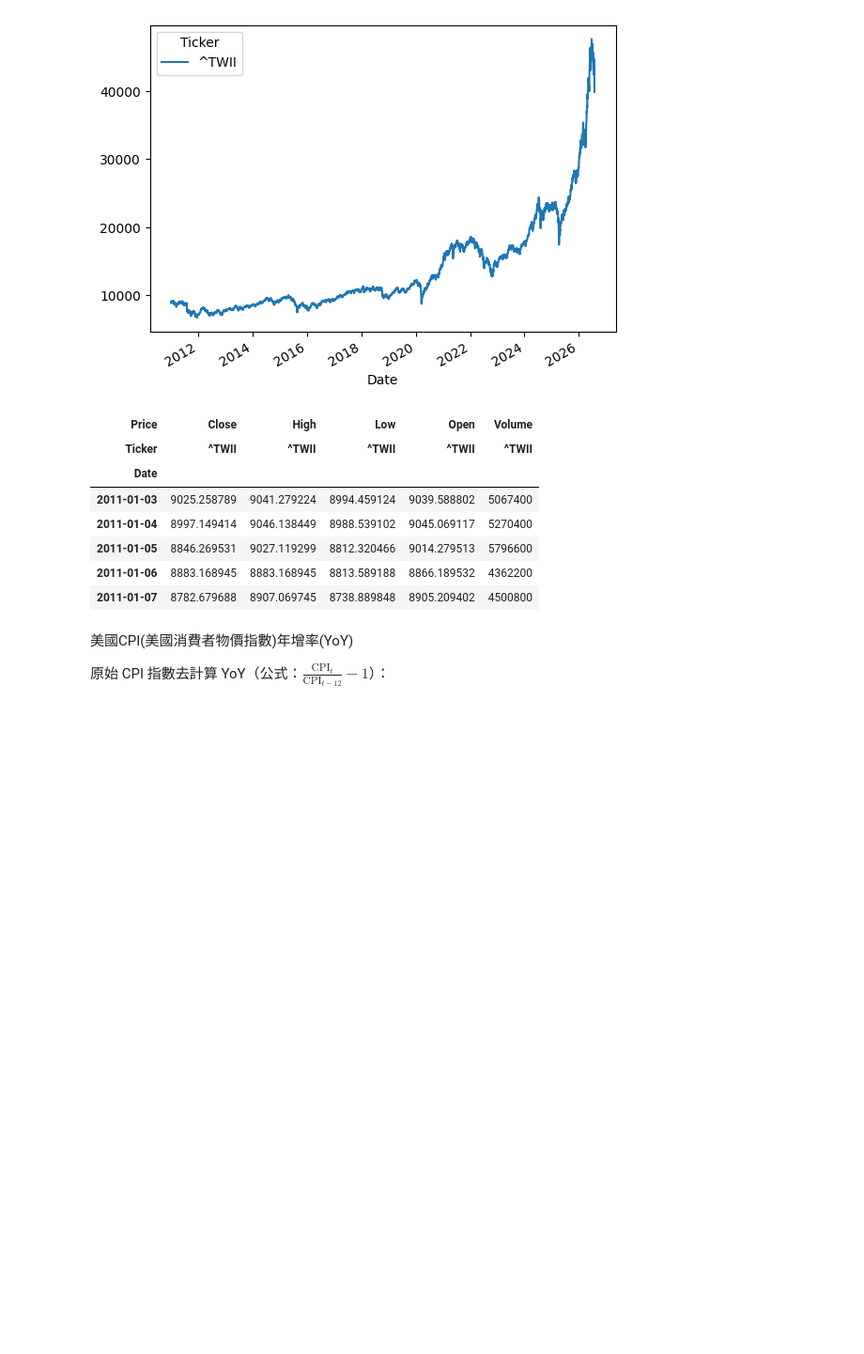
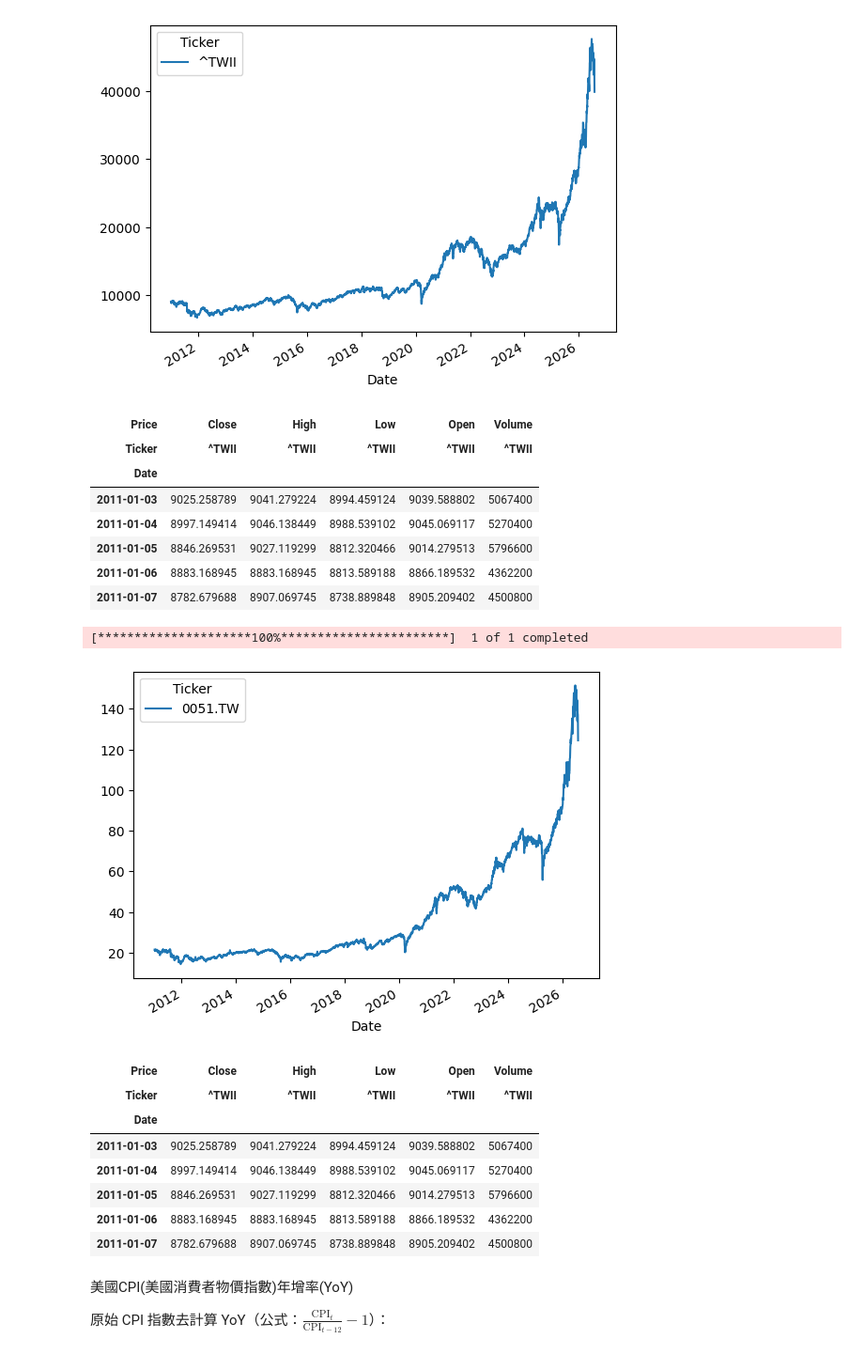
Before and after one commit to aaronhuang317/TW_Stock_ML, a Jupyter notebook: Macro_Market_Trend_Predictor.ipynb, the cells around one changed output. Shown at 94% size. Saved outputs shown, nothing was run; the diff lists cells and outputs as text; code cells hidden in the pictures; blank space fills up the shorter version.

```diff
--- a/Macro_Market_Trend_Predictor.ipynb
+++ b/Macro_Market_Trend_Predictor.ipynb
@@ -261,6 +310,22 @@ twii.head()
 | 2011-01-05 | 8846.269531 | 9027.119299 | 8812.320466 | 9014.279513 | 5796600 |
 | 2011-01-06 | 8883.168945 | 8883.168945 | 8813.589188 | 8866.189532 | 4362200 |
 | 2011-01-07 | 8782.679688 | 8907.069745 | 8738.889848 | 8905.209402 | 4500800 |
+# %%
+tw_0051  = yf.download("0051.TW", "2011-01-01" , "2026-07-31")
+tw_0051  ["Close"].plot()
+plt.show()
+twii.head()
+# %% [output]
+[*********************100%***********************]  1 of 1 completed
+[figure, added]
+| Price | Close | High | Low | Open | Volume |
+| Ticker | ^TWII | ^TWII | ^TWII | ^TWII | ^TWII |
+| Date |  |  |  |  |  |
+| 2011-01-03 | 9025.258789 | 9041.279224 | 8994.459124 | 9039.588802 | 5067400 |
+| 2011-01-04 | 8997.149414 | 9046.138449 | 8988.539102 | 9045.069117 | 5270400 |
+| 2011-01-05 | 8846.269531 | 9027.119299 | 8812.320466 | 9014.279513 | 5796600 |
+| 2011-01-06 | 8883.168945 | 8883.168945 | 8813.589188 | 8866.189532 | 4362200 |
+| 2011-01-07 | 8782.679688 | 8907.069745 | 8738.889848 | 8905.209402 | 4500800 |
 # %% [markdown]
 美國CPI(美國消費者物價指數)年增率(YoY)
 
```
Also changed, not shown: parts of 34 cells of this notebook.
